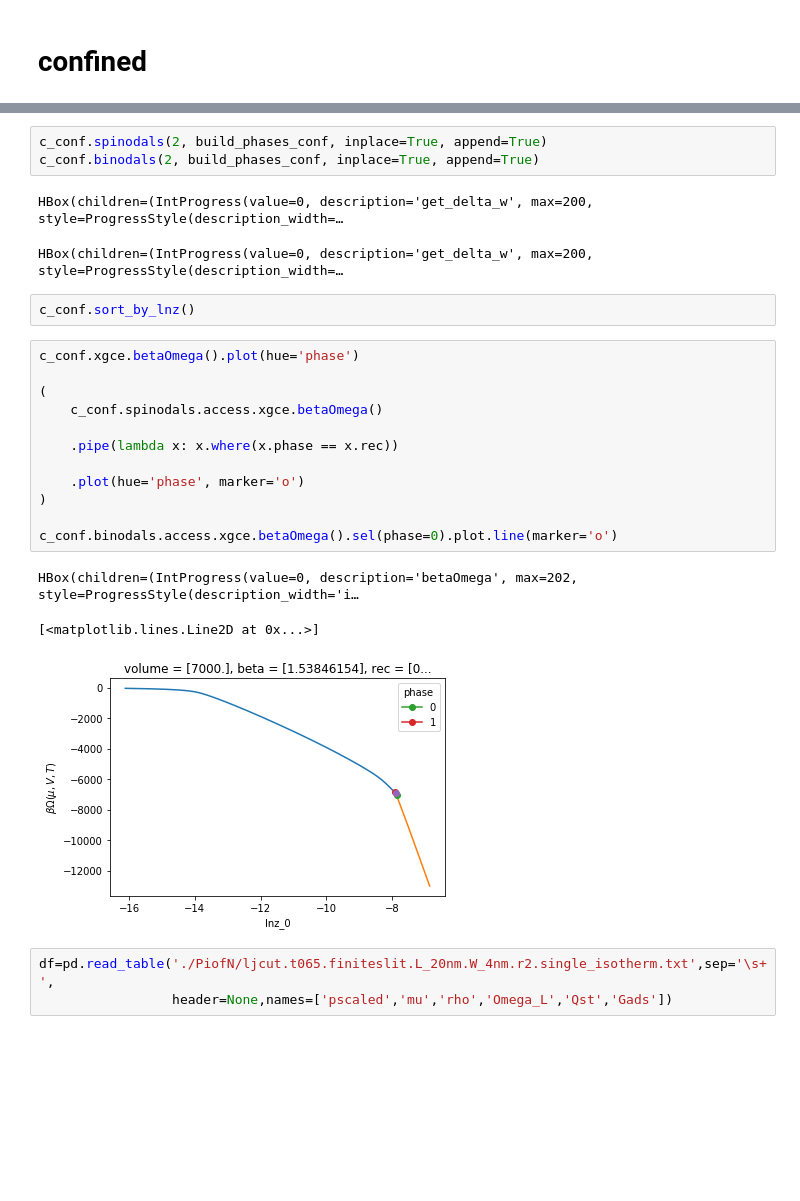
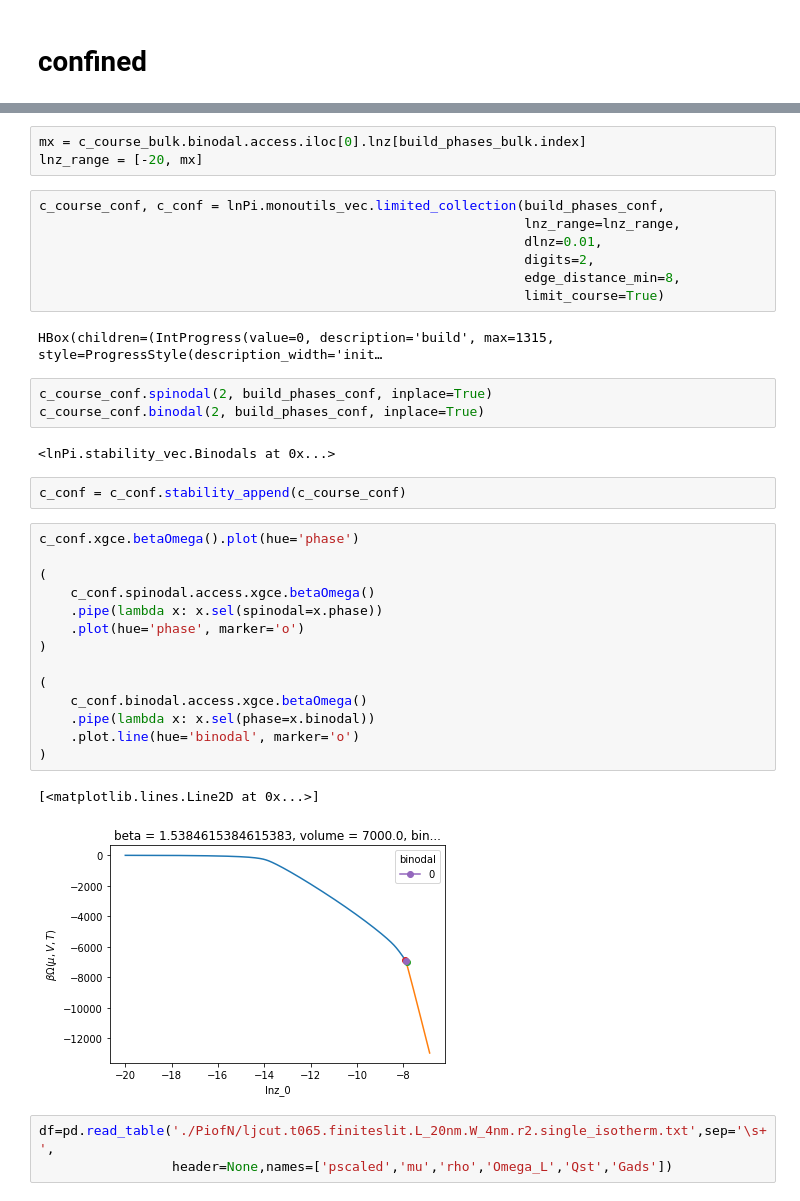
Before and after one commit to wpk-nist-gov/tmmc-lnpy, a Jupyter notebook: examples/1D/anal_1d_stuff.ipynb, the cells around one changed output, grey strips where cells are left out. Saved outputs shown, nothing was run; the diff lists cells and outputs as text; blank space fills up the shorter version.

```diff
--- a/examples/1D/anal_1d_stuff.ipynb
+++ b/examples/1D/anal_1d_stuff.ipynb
@@ -1439,27 +247,39 @@ Coordinates:
+# %%
+mx = c_course_bulk.binodal.access.iloc[0].lnz[build_phases_bulk.index]
+lnz_range = [-20, mx]
+# %%
+c_course_conf, c_conf = lnPi.monoutils_vec.limited_collection(build_phases_conf,
+                                                              lnz_range=lnz_range,
+                                                              dlnz=0.01,
+                                                              digits=2,
+                                                              edge_distance_min=8,
+                                                              limit_course=True)
+# %% [output]
+HBox(children=(IntProgress(value=0, description='build', max=1315, style=ProgressStyle(description_width='init…
 # %%
-c_conf.spinodals(2, build_phases_conf, inplace=True, append=True)
-c_conf.binodals(2, build_phases_conf, inplace=True, append=True)
+c_course_conf.spinodal(2, build_phases_conf, inplace=True)
+c_course_conf.binodal(2, build_phases_conf, inplace=True)
 # %% [output]
-HBox(children=(IntProgress(value=0, description='get_delta_w', max=200, style=ProgressStyle(description_width=…
+<lnPi.stability_vec.Binodals at 0x...>
-HBox(children=(IntProgress(value=0, description='get_delta_w', max=200, style=ProgressStyle(description_width=…
-# %%
-c_conf.sort_by_lnz()
+# %%
+c_conf = c_conf.stability_append(c_course_conf)
 # %%
 c_conf.xgce.betaOmega().plot(hue='phase')
 
 (
-    c_conf.spinodals.access.xgce.betaOmega()
-
-    .pipe(lambda x: x.where(x.phase == x.rec))
-
+    c_conf.spinodal.access.xgce.betaOmega()
+    .pipe(lambda x: x.sel(spinodal=x.phase))
     .plot(hue='phase', marker='o')
 )
 
-c_conf.binodals.access.xgce.betaOmega().sel(phase=0).plot.line(marker='o')
+(
+    c_conf.binodal.access.xgce.betaOmega()
+    .pipe(lambda x: x.sel(phase=x.binodal))
+    .plot.line(hue='binodal', marker='o')
+)
 # %% [output]
-HBox(children=(IntProgress(value=0, description='betaOmega', max=202, style=ProgressStyle(description_width='i…
+[<matplotlib.lines.Line2D at 0x...>]
-[<matplotlib.lines.Line2D at 0x...>]
-[figure, old version]
+[figure, new version]
 # %%
 df=pd.read_table('./PiofN/ljcut.t065.finiteslit.L_20nm.W_4nm.r2.single_isotherm.txt',sep='\s+',
                  header=None,names=['pscaled','mu','rho','Omega_L','Qst','Gads'])
```
Also changed, not shown: parts of 203 cells of this notebook, 7 other files.
